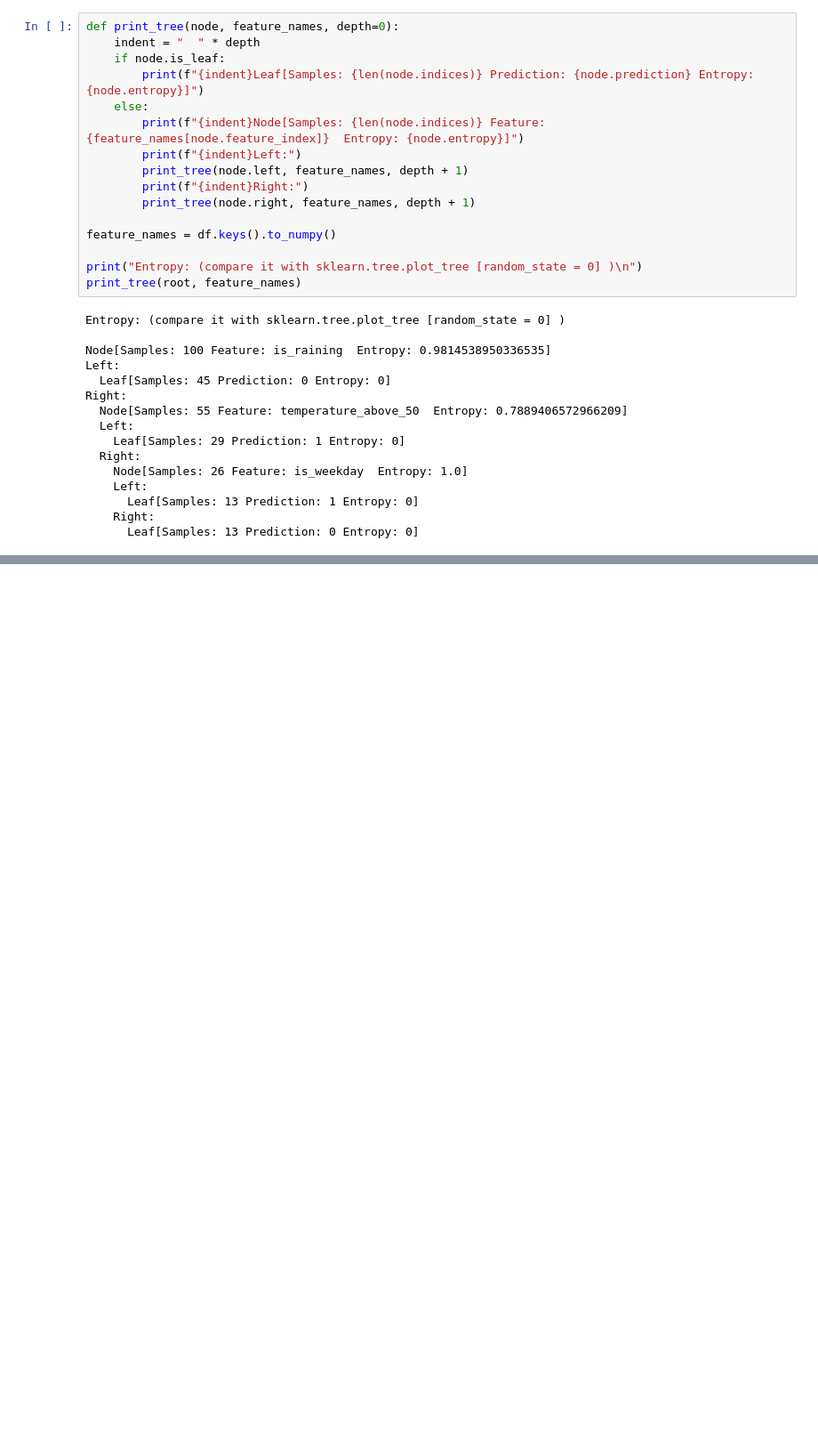
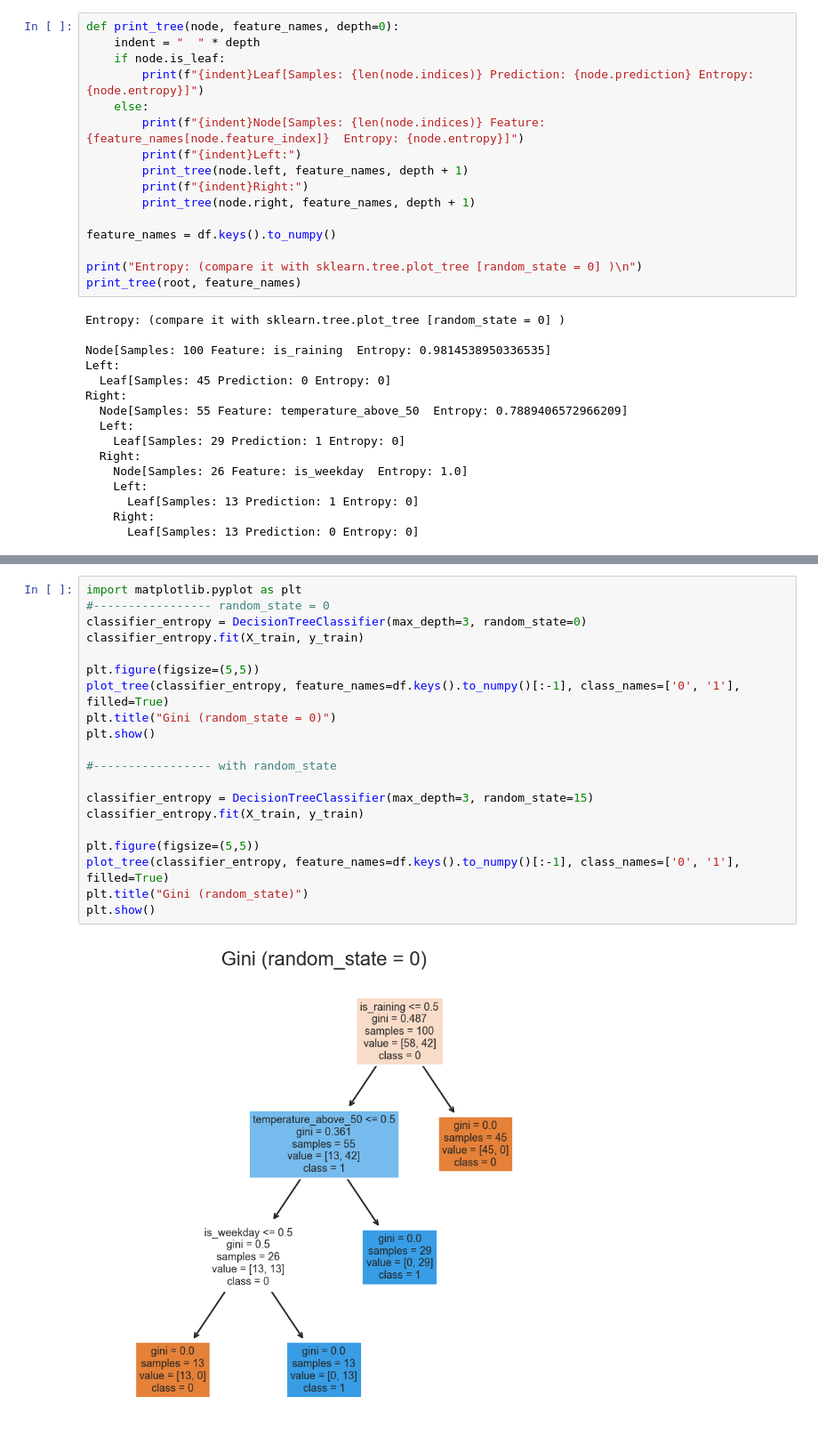
Before and after one commit to jayvatti/MLNotebookArchives, a Jupyter notebook: dTrees.ipynb, the cells around one changed output, grey strips where cells are left out. Shown at 89% size. Cells and saved outputs as stored; diff of their text form; blank space fills up the shorter version.

```diff
--- a/dTrees.ipynb
+++ b/dTrees.ipynb
@@ -462,0 +441,22 @@ plt.show()
+# %%
+import matplotlib.pyplot as plt
+#----------------- random_state = 0
+classifier_entropy = DecisionTreeClassifier(max_depth=3, random_state=0)
+classifier_entropy.fit(X_train, y_train)
+
+plt.figure(figsize=(5,5))
+plot_tree(classifier_entropy, feature_names=df.keys().to_numpy()[:-1], class_names=['0', '1'], filled=True)
+plt.title("Gini (random_state = 0)")
+plt.show()
+
+#----------------- with random_state
+
+classifier_entropy = DecisionTreeClassifier(max_depth=3, random_state=15)
+classifier_entropy.fit(X_train, y_train)
+
+plt.figure(figsize=(5,5))
+plot_tree(classifier_entropy, feature_names=df.keys().to_numpy()[:-1], class_names=['0', '1'], filled=True)
+plt.title("Gini (random_state)")
+plt.show()
+# %% [output]
+[figure, added]
```
Also changed, not shown: parts of 31 cells of this notebook.
